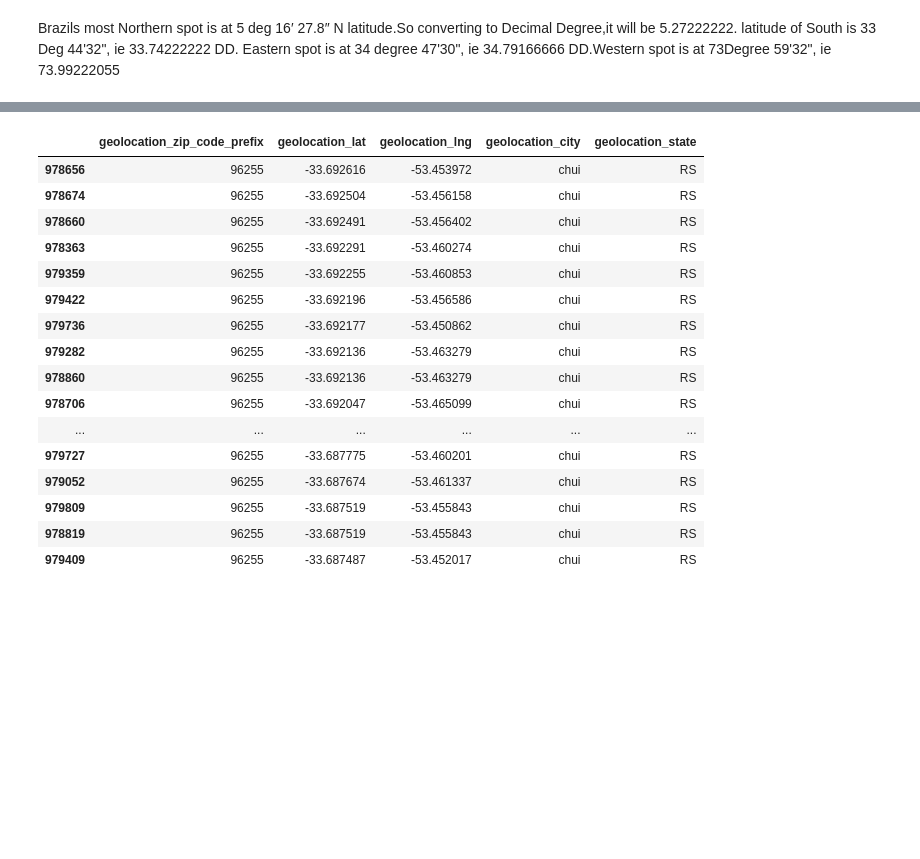
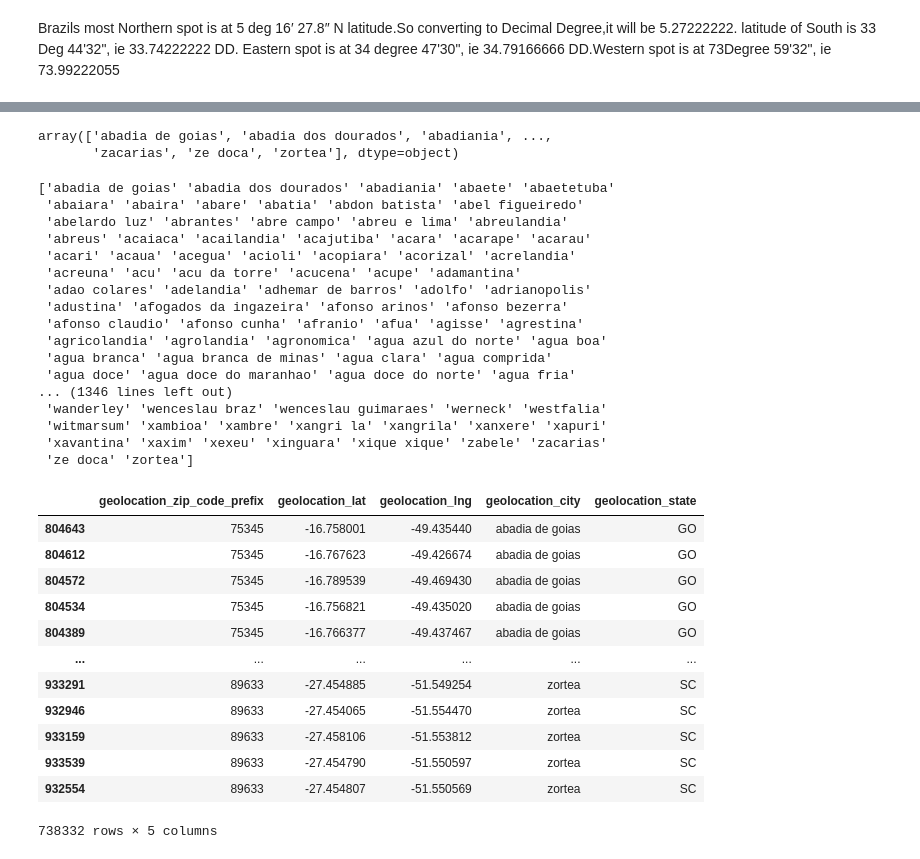
Before and after one commit to HassanHosain/tp_final_proj, a Jupyter notebook: geolocation.ipynb, the cells around one changed output, grey strips where cells are left out. Cells and saved outputs as stored; diff of their text form; code cells hidden in the pictures; blank space fills up the shorter version.

Commit message:
geolocation cleaning is complete.

```diff
--- a/geolocation.ipynb
+++ b/geolocation.ipynb
@@ -67,12 +145,14 @@ geolocation_df.describe() #to find the summery statistics
+# %%
+geolocation_df = geolocation_df.drop_duplicates()
 # %% [markdown]
 Brazils most Northern spot is at 5 deg 16′ 27.8″ N latitude.So converting to Decimal Degree,it will be 5.27222222. latitude of South is 33 Deg 44'32", ie 33.74222222 DD. Eastern spot is at 34 degree 47'30", ie 34.79166666 DD.Western spot is at 73Degree 59'32", ie 73.99222055
 # %%
 #Brazils most Northern spot is at 5 deg 16′ 27.8″ N latitude
-geolocation_df = geolocation_df[geolocation_df.geolocation_lat <= 5.2722222]
+geolocation_out_df = geolocation_df[geolocation_df.geolocation_lat > 5.2722222]
 #it’s most Western spot is at 73 deg, 59′ 32″W Long.
-geolocation_df = geolocation_df[geolocation_df.geolocation_lng >= -73.99222055]
+geolocation_out_df = geolocation_df[geolocation_df.geolocation_lng < -73.99222055]
 #It’s most southern spot is at 33 deg, 44′ 32″ S Latitude.
-geolocation_df = geolocation_df[geolocation_df.geolocation_lat >= -33.74222222]
+geolocation_out_df = geolocation_df[geolocation_df.geolocation_lat < -33.74222222]
 #It’s most Eastern spot is 34 deg, 47′ 30″ W Long.
-geolocation_df = geolocation_df[geolocation_df.geolocation_lng <=  -34.79166666]
+geolocation_out_df = geolocation_df[geolocation_df.geolocation_lng > -34.79166666]
 # %%
@@ -197,23 +299,47 @@ geolocation_df.head(50)
+# %%
+unique_cities_in_clean1_geo =geolocation_df['geolocation_city'].unique()
+unique_cities_in_clean1_geo
+# %% [output]
+array(['abadia de goias', 'abadia dos dourados', 'abadiania', ...,
+       'zacarias', 'ze doca', 'zortea'], dtype=object)
+# %%
+chunk_size=300
+for i in range(0,len(unique_cities_in_clean1_geo),chunk_size):
+     print(unique_cities_in_clean1_geo [i:i+ chunk_size])
+# %% [output]
+['abadia de goias' 'abadia dos dourados' 'abadiania' 'abaete' 'abaetetuba'
+ 'abaiara' 'abaira' 'abare' 'abatia' 'abdon batista' 'abel figueiredo'
+ 'abelardo luz' 'abrantes' 'abre campo' 'abreu e lima' 'abreulandia'
+ 'abreus' 'acaiaca' 'acailandia' 'acajutiba' 'acara' 'acarape' 'acarau'
+ 'acari' 'acaua' 'acegua' 'acioli' 'acopiara' 'acorizal' 'acrelandia'
+ 'acreuna' 'acu' 'acu da torre' 'acucena' 'acupe' 'adamantina'
+ 'adao colares' 'adelandia' 'adhemar de barros' 'adolfo' 'adrianopolis'
+ 'adustina' 'afogados da ingazeira' 'afonso arinos' 'afonso bezerra'
+ 'afonso claudio' 'afonso cunha' 'afranio' 'afua' 'agisse' 'agrestina'
+ 'agricolandia' 'agrolandia' 'agronomica' 'agua azul do norte' 'agua boa'
+ 'agua branca' 'agua branca de minas' 'agua clara' 'agua comprida'
+ 'agua doce' 'agua doce do maranhao' 'agua doce do norte' 'agua fria'
+... (1346 lines left out)
+ 'wanderley' 'wenceslau braz' 'wenceslau guimaraes' 'werneck' 'westfalia'
+ 'witmarsum' 'xambioa' 'xambre' 'xangri la' 'xangrila' 'xanxere' 'xapuri'
+ 'xavantina' 'xaxim' 'xexeu' 'xinguara' 'xique xique' 'zabele' 'zacarias'
+ 'ze doca' 'zortea']
 # %%
 geolocation_df['geolocation_city'] = geolocation_df['geolocation_city'].apply(lambda x: ' '.join(x.split()))
 # %%
-geolocation_df = geolocation_df.sort_values(by='geolocation_lat')
-geolocation_df.head(50)
+geolocation_df = geolocation_df.sort_values(by='geolocation_city')
+geolocation_df
 # %% [output]
 |  | geolocation_zip_code_prefix | geolocation_lat | geolocation_lng | geolocation_city | geolocation_state |
-| 978656 | 96255 | -33.692616 | -53.453972 | chui | RS |
-| 978674 | 96255 | -33.692504 | -53.456158 | chui | RS |
-| 978660 | 96255 | -33.692491 | -53.456402 | chui | RS |
-| 978363 | 96255 | -33.692291 | -53.460274 | chui | RS |
-| 979359 | 96255 | -33.692255 | -53.460853 | chui | RS |
-| 979422 | 96255 | -33.692196 | -53.456586 | chui | RS |
-| 979736 | 96255 | -33.692177 | -53.450862 | chui | RS |
-| 979282 | 96255 | -33.692136 | -53.463279 | chui | RS |
-| 978860 | 96255 | -33.692136 | -53.463279 | chui | RS |
-| 978706 | 96255 | -33.692047 | -53.465099 | chui | RS |
+| 804643 | 75345 | -16.758001 | -49.435440 | abadia de goias | GO |
+| 804612 | 75345 | -16.767623 | -49.426674 | abadia de goias | GO |
+| 804572 | 75345 | -16.789539 | -49.469430 | abadia de goias | GO |
+| 804534 | 75345 | -16.756821 | -49.435020 | abadia de goias | GO |
+| 804389 | 75345 | -16.766377 | -49.437467 | abadia de goias | GO |
 | ... | ... | ... | ... | ... | ... |
-| 979727 | 96255 | -33.687775 | -53.460201 | chui | RS |
-| 979052 | 96255 | -33.687674 | -53.461337 | chui | RS |
-| 979809 | 96255 | -33.687519 | -53.455843 | chui | RS |
-| 978819 | 96255 | -33.687519 | -53.455843 | chui | RS |
-| 979409 | 96255 | -33.687487 | -53.452017 | chui | RS |
+| 933291 | 89633 | -27.454885 | -51.549254 | zortea | SC |
+| 932946 | 89633 | -27.454065 | -51.554470 | zortea | SC |
+| 933159 | 89633 | -27.458106 | -51.553812 | zortea | SC |
+| 933539 | 89633 | -27.454790 | -51.550597 | zortea | SC |
+| 932554 | 89633 | -27.454807 | -51.550569 | zortea | SC |
+738332 rows × 5 columns
```
Also changed, not shown: parts of 36 cells of this notebook, 2 other files.
